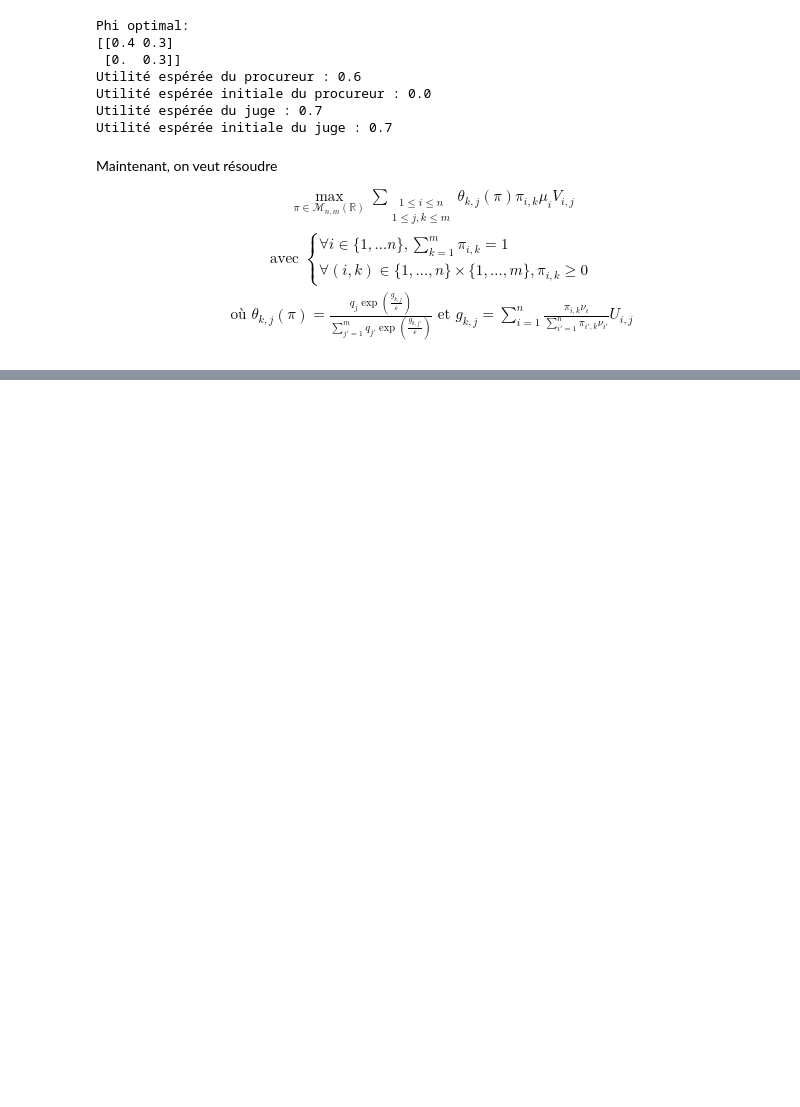
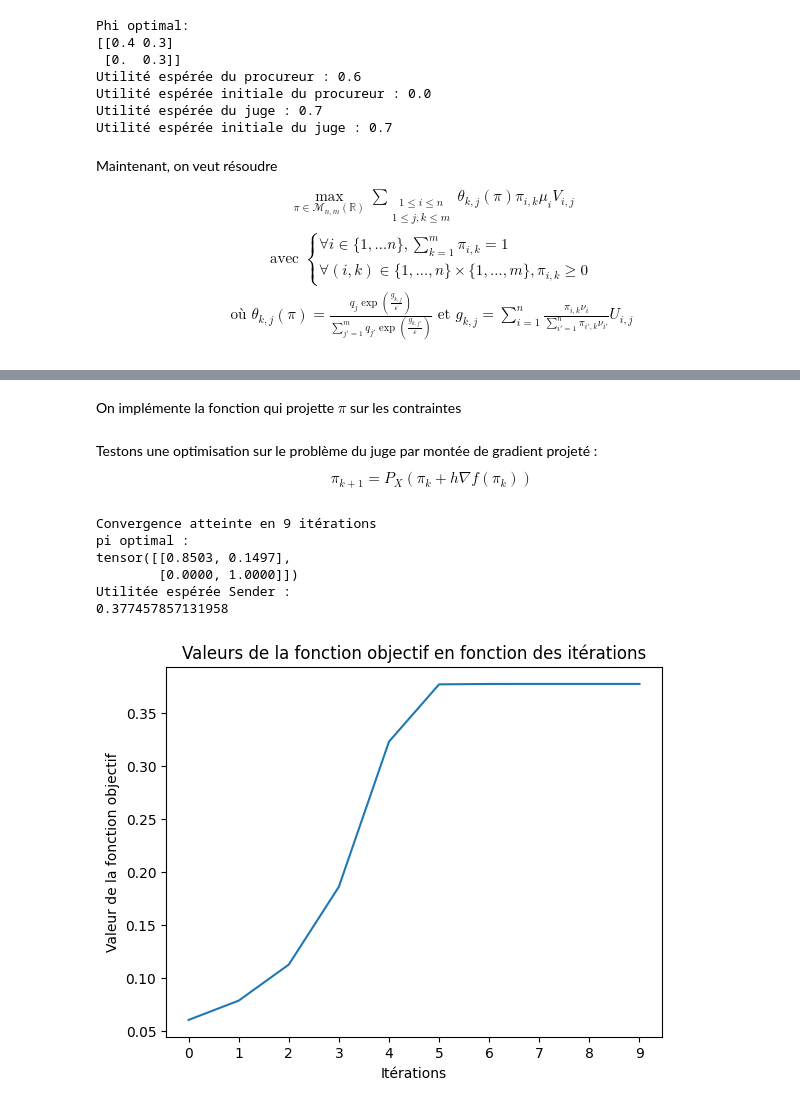
Before and after one commit to natael-regnier/Projet-RI, a Jupyter notebook: Notebook.ipynb, the cells around one changed output, grey strips where cells are left out. Saved outputs shown, nothing was run; the diff lists cells and outputs as text; code cells hidden in the pictures; blank space fills up the shorter version.

```diff
--- a/Notebook.ipynb
+++ b/Notebook.ipynb
@@ -134,0 +184,2 @@ Maintenant, on veut résoudre
+# %% [markdown]
+On implémente la fonction qui projette $\pi$ sur les contraintes
@@ -134,0 +208,74 @@ Maintenant, on veut résoudre
+# %% [markdown]
+Testons une optimisation sur le problème du juge par montée de gradient projeté :
+$$
+\pi_{k+1} =  P_X\left(\pi_k + h\nabla f(\pi_k)\right)
+$$
+# %%
+alpha = 0.7
+beta = 0.9
+epsilon = 1e-1
+
+U = torch.tensor([[1.0, 0.0],
+                  [0.0, 1.0]])
+V = torch.tensor([[0.0, 1.0],
+                  [0.0, 1.0]])
+
+mu = torch.tensor([alpha, 1 - alpha])
+nu = mu
+q = torch.tensor([beta, 1 - beta])
+# %%
+# Initialisation de pi avec des valeurs aléatoires
+#pi = torch.rand((2, 2), requires_grad=True)
+
+#pi = project_to_simplex(pi)
+
+pi = torch.tensor([[4/7, 3/7],
+                  [0, 1]],requires_grad = True) #on initialise avec le pi solution du problème où epsilon = 0
+
+
+# Paramètres pour le gradient ascendant
+learning_rate = epsilon
+max_iterations = 1000
+objective_values = []
+objective_change_threshold = 1e-6  # Seuil pour la différence de l'objectif
+
+for iteration in range(max_iterations):
+    pi = pi.clone().detach().requires_grad_(True)
+
+    # Calcul de la fonction objectif et du gradient
+    obj = objective(pi, U, V, q, epsilon, nu, mu)
+    obj.backward()
+
+    with torch.no_grad():
+        pi += learning_rate * pi.grad  # Maximisation
+        pi = project_to_simplex(pi)  # Projection sur le simplexe
+
+    # Enregistrer la valeur de l'objectif
+    objective_values.append(obj.item())
+
+    # Critère d'arrêt basé sur la variation de la fonction objectif
+    if iteration > 0 and abs(objective_values[-1] - objective_values[-2]) < objective_change_threshold:
+        print(f"Convergence atteinte en {iteration} itérations")
+        break
+
+# Résultats finaux
+print("pi optimal : ")
+print(pi)
+print("Utilitée espérée Sender :")
+print(obj.item())
+
+# Tracer l'évolution de la fonction objectif
+plt.plot(objective_values)
+plt.xlabel("Itérations")
+plt.ylabel("Valeur de la fonction objectif")
+plt.title("Valeurs de la fonction objectif en fonction des itérations")
+plt.gca().xaxis.set_major_locator(ticker.MaxNLocator(integer=True))
+plt.show()
+# %% [output]
+Convergence atteinte en 9 itérations
+pi optimal :
+tensor([[0.8503, 0.1497],
+        [0.0000, 1.0000]])
+Utilitée espérée Sender :
+0.377457857131958
+[figure, added]
```
Also changed, not shown: parts of 6 cells of this notebook.
